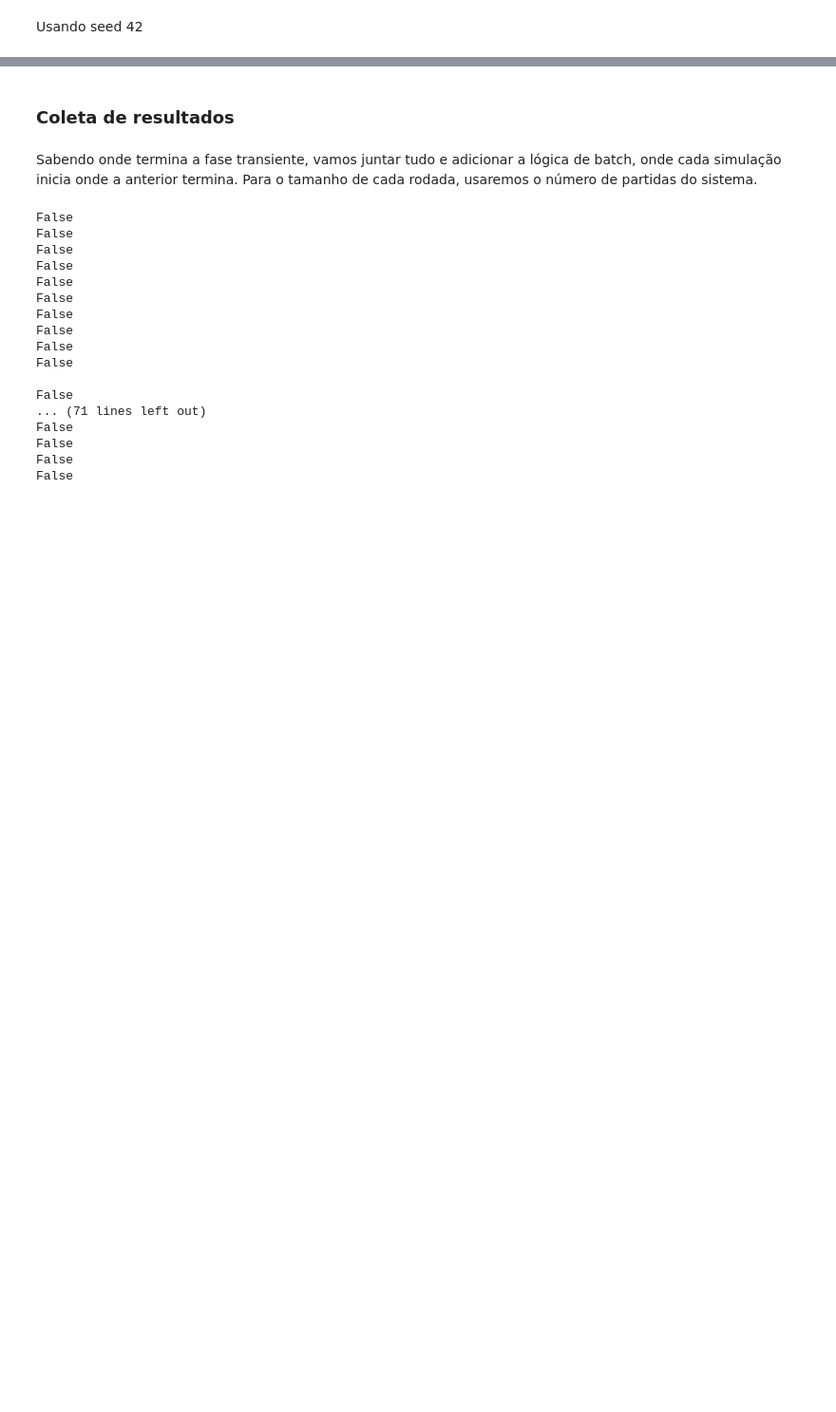
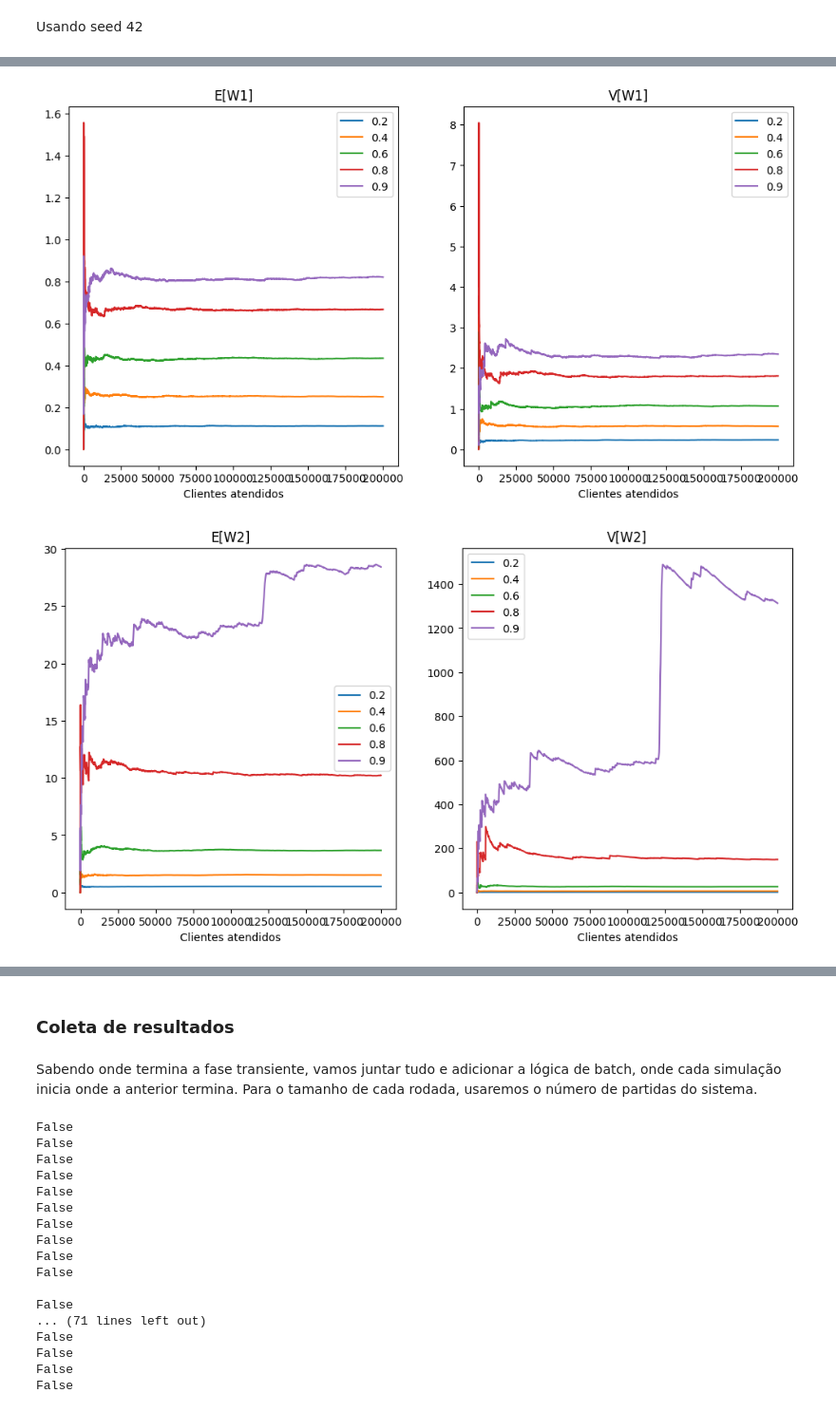
Before and after one commit to RafaelxFernandes/Avaliacao-Desempenho-22.2, a Jupyter notebook: main.ipynb, the cells around one changed output, grey strips where cells are left out. Shown at 95% size. Saved outputs shown, nothing was run; the diff lists cells and outputs as text; code cells hidden in the pictures; blank space fills up the shorter version.

```diff
--- a/main.ipynb
+++ b/main.ipynb
@@ -662,0 +625,5 @@ for i, cat in enumerate(["W1", "W2", "X1", "X2", "N1", "N2", "Nq1", "Nq2"]):
+# %%
+auxiliar_transiente(42, 200_000)
+# %% [output]
+[figure, added]
+[figure, added]
```
Also changed, not shown: parts of 10 cells of this notebook.
